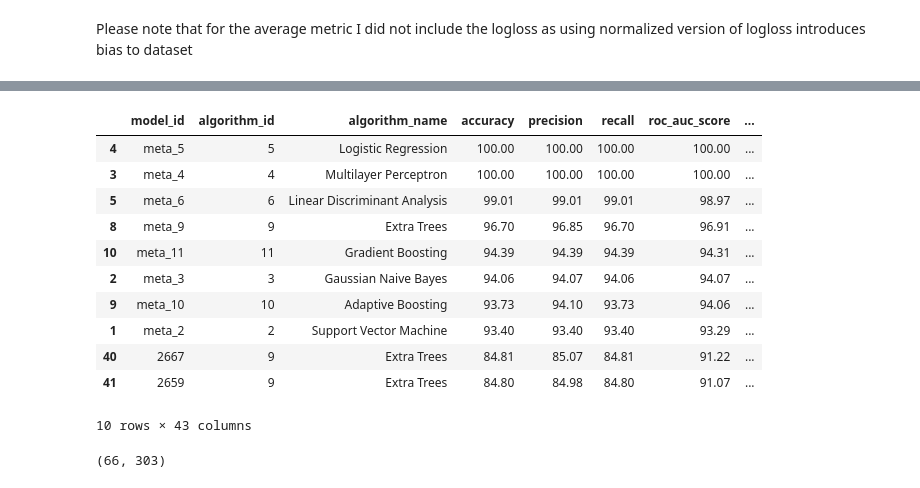
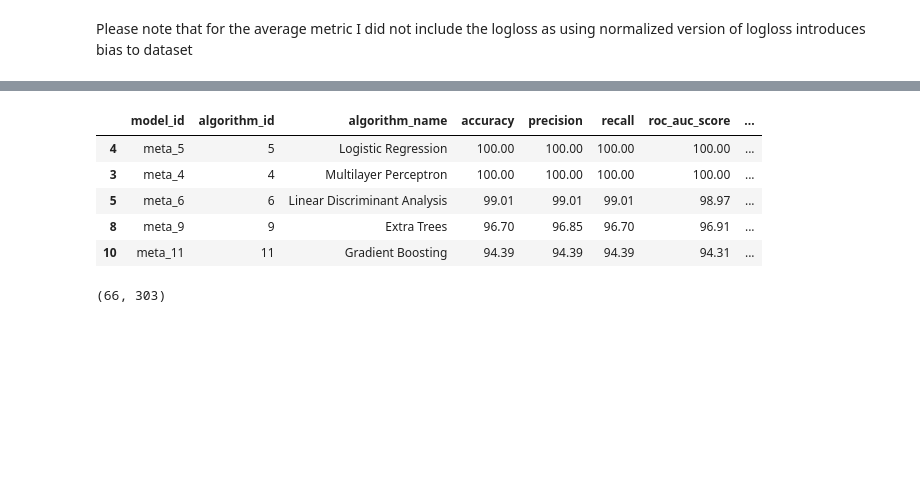
Before and after one commit to iploshchik/MetaStackVis, a Jupyter notebook: 2dv50e.ipynb, the cells around one changed output, grey strips where cells are left out. Cells and saved outputs as stored; diff of their text form; code cells hidden in the pictures; blank space fills up the shorter version.

```diff
--- a/2dv50e.ipynb
+++ b/2dv50e.ipynb
@@ -329,20 +317,14 @@ df_model_all['text'] = df_model_all['algorithm_name'] + '<br>' + 'Performance: '
         '<br>' + 'Log Loss: ' + df_model_all['log_loss'].astype(str)
 # %%
 # show  top 5 models with best performance
-df_model_all.sort_values(by=['overall_performance'], ascending=False).head(10)
+df_model_all.sort_values(by=['overall_performance'], ascending=False).head(5)
 # %% [output]
 |  | model_id | algorithm_id | algorithm_name | accuracy | precision | recall | roc_auc_score | ... |
 | 4 | meta_5 | 5 | Logistic Regression | 100.00 | 100.00 | 100.00 | 100.00 | ... |
 | 3 | meta_4 | 4 | Multilayer Perceptron | 100.00 | 100.00 | 100.00 | 100.00 | ... |
 | 5 | meta_6 | 6 | Linear Discriminant Analysis | 99.01 | 99.01 | 99.01 | 98.97 | ... |
 | 8 | meta_9 | 9 | Extra Trees | 96.70 | 96.85 | 96.70 | 96.91 | ... |
 | 10 | meta_11 | 11 | Gradient Boosting | 94.39 | 94.39 | 94.39 | 94.31 | ... |
-| 2 | meta_3 | 3 | Gaussian Naive Bayes | 94.06 | 94.07 | 94.06 | 94.07 | ... |
-| 9 | meta_10 | 10 | Adaptive Boosting | 93.73 | 94.10 | 93.73 | 94.06 | ... |
-| 1 | meta_2 | 2 | Support Vector Machine | 93.40 | 93.40 | 93.40 | 93.29 | ... |
-| 40 | 2667 | 9 | Extra Trees | 84.81 | 85.07 | 84.81 | 91.22 | ... |
-| 41 | 2659 | 9 | Extra Trees | 84.80 | 84.98 | 84.80 | 91.07 | ... |
-10 rows × 43 columns
 # %%
 # set df_prob_meta columns as df_prob columns
 df_prob_meta.columns = df_prob.columns
```
Also changed, not shown: parts of 14 cells of this notebook.
